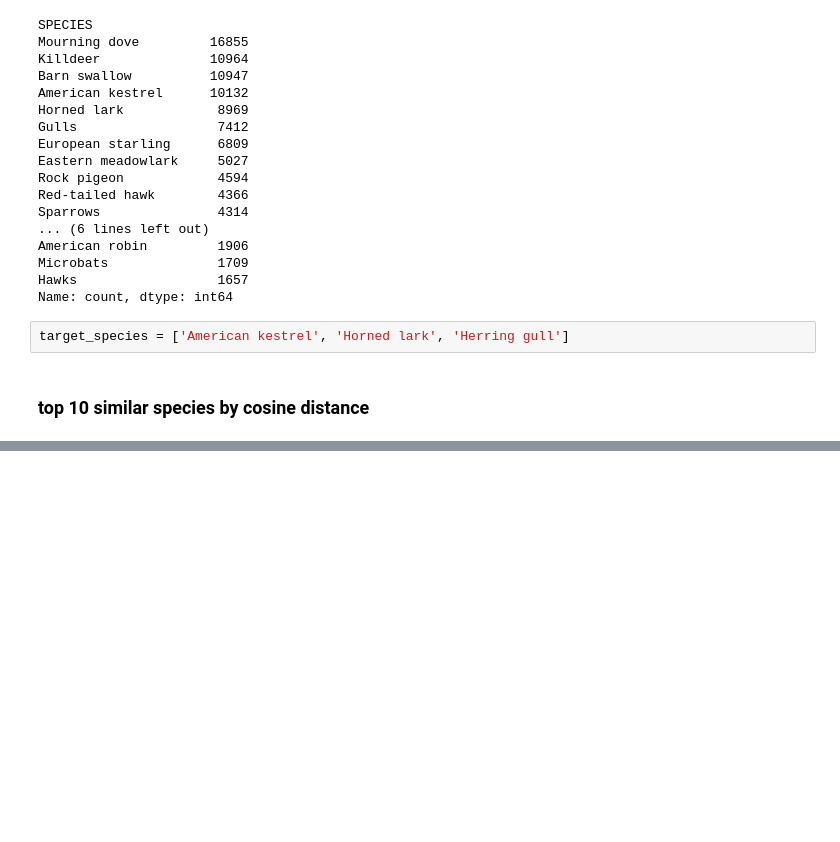
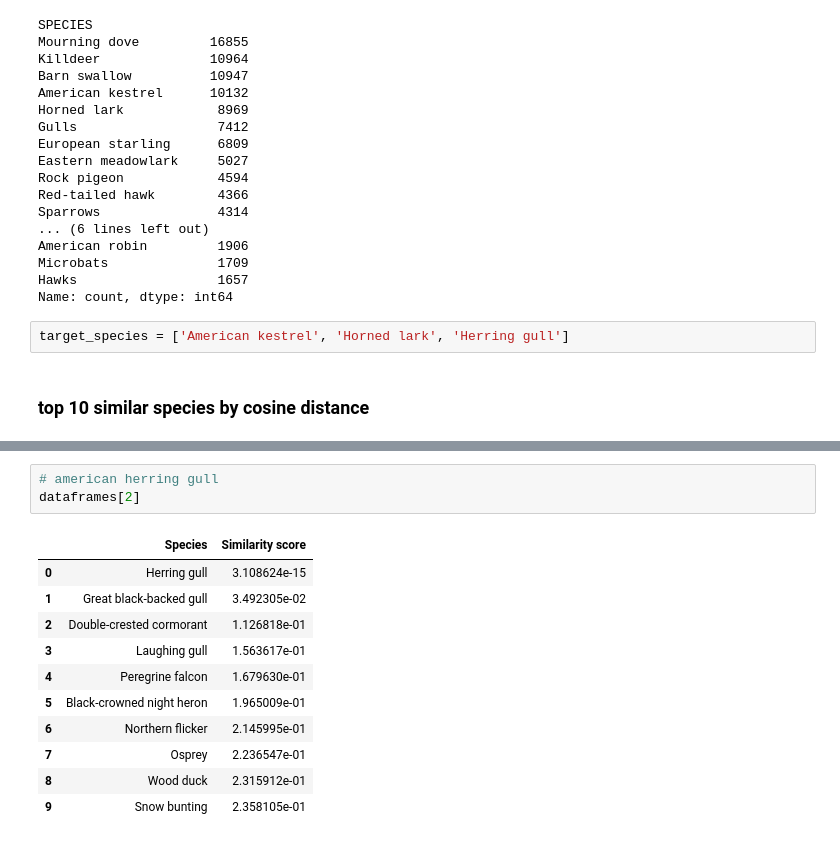
Before and after one commit to green-638/inst414_module3_assignment, a Jupyter notebook: assignment3.ipynb, the cells around one changed output, grey strips where cells are left out. Cells and saved outputs as stored; diff of their text form; blank space fills up the shorter version.

```diff
--- a/assignment3.ipynb
+++ b/assignment3.ipynb
@@ -175,0 +191,15 @@ Snow bunting 0.23581053056209056
+# %%
+# american herring gull
+dataframes[2]
+# %% [output]
+|  | Species | Similarity score |
+| 0 | Herring gull | 3.108624e-15 |
+| 1 | Great black-backed gull | 3.492305e-02 |
+| 2 | Double-crested cormorant | 1.126818e-01 |
+| 3 | Laughing gull | 1.563617e-01 |
+| 4 | Peregrine falcon | 1.679630e-01 |
+| 5 | Black-crowned night heron | 1.965009e-01 |
+| 6 | Northern flicker | 2.145995e-01 |
+| 7 | Osprey | 2.236547e-01 |
+| 8 | Wood duck | 2.315912e-01 |
+| 9 | Snow bunting | 2.358105e-01 |
```
Also changed, not shown: parts of 5 cells of this notebook.
